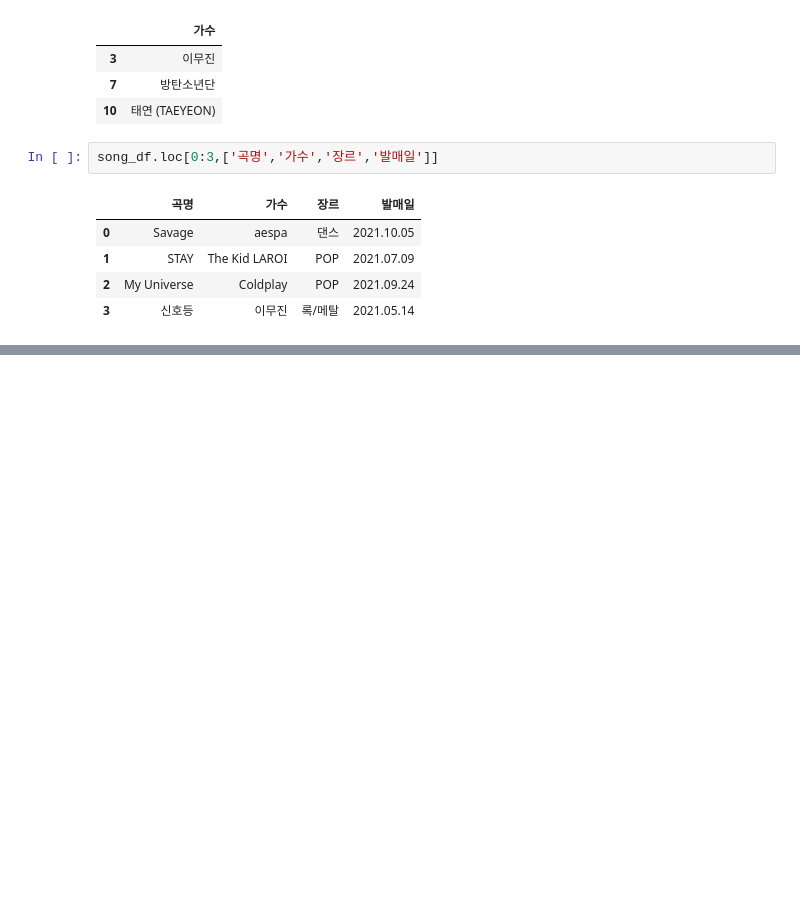
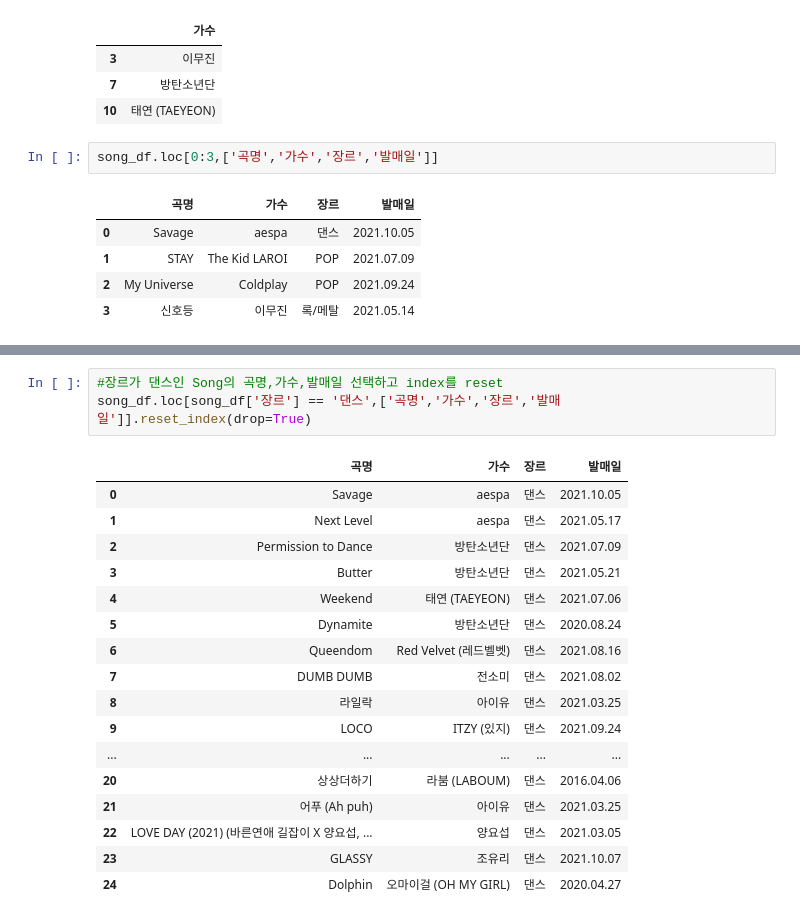
Before and after one commit to myvega2k/kosta_webscraping, a Jupyter notebook: 04.Melon100Chart 스크래핑.ipynb, the cells around one changed output, grey strips where cells are left out. Drawn from its saved outputs; the diff is of its cells as text; blank space fills up the shorter version.

```diff
--- a/04.Melon100Chart 스크래핑.ipynb
+++ b/04.Melon100Chart 스크래핑.ipynb
@@ -381,3 +381,24 @@ song_df.loc[song_df['가수'] == '방탄소년단','곡명':'좋아요']
 | 46 | 작은 것들을 위한 시 (Boy With Luv) (Feat.... | 방탄소년단 | MAP OF THE SOUL : PERSONA | 2019.04.12 | 댄스 | 429585 |
 | 51 | 봄날 | 방탄소년단 | YOU NEVER WALK ALONE | 2017.02.13 | 랩/힙합 | 549818 |
 | 55 | Life Goes On | 방탄소년단 | BE | 2020.11.20 | 랩/힙합 | 227769 |
+# %%
+#장르가 댄스인 Song의 곡명,가수,발매일 선택하고 index를 reset
+song_df.loc[song_df['장르'] == '댄스',['곡명','가수','장르','발매일']].reset_index(drop=True)
+# %% [output]
+|  | 곡명 | 가수 | 장르 | 발매일 |
+| 0 | Savage | aespa | 댄스 | 2021.10.05 |
+| 1 | Next Level | aespa | 댄스 | 2021.05.17 |
+| 2 | Permission to Dance | 방탄소년단 | 댄스 | 2021.07.09 |
+| 3 | Butter | 방탄소년단 | 댄스 | 2021.05.21 |
+| 4 | Weekend | 태연 (TAEYEON) | 댄스 | 2021.07.06 |
+| 5 | Dynamite | 방탄소년단 | 댄스 | 2020.08.24 |
+| 6 | Queendom | Red Velvet (레드벨벳) | 댄스 | 2021.08.16 |
+| 7 | DUMB DUMB | 전소미 | 댄스 | 2021.08.02 |
+| 8 | 라일락 | 아이유 | 댄스 | 2021.03.25 |
+| 9 | LOCO | ITZY (있지) | 댄스 | 2021.09.24 |
+| ... | ... | ... | ... | ... |
+| 20 | 상상더하기 | 라붐 (LABOUM) | 댄스 | 2016.04.06 |
+| 21 | 어푸 (Ah puh) | 아이유 | 댄스 | 2021.03.25 |
+| 22 | LOVE DAY (2021) (바른연애 길잡이 X 양요섭, ... | 양요섭 | 댄스 | 2021.03.05 |
+| 23 | GLASSY | 조유리 | 댄스 | 2021.10.07 |
+| 24 | Dolphin | 오마이걸 (OH MY GIRL) | 댄스 | 2020.04.27 |
```
Also changed, not shown: parts of 2 cells of this notebook.
